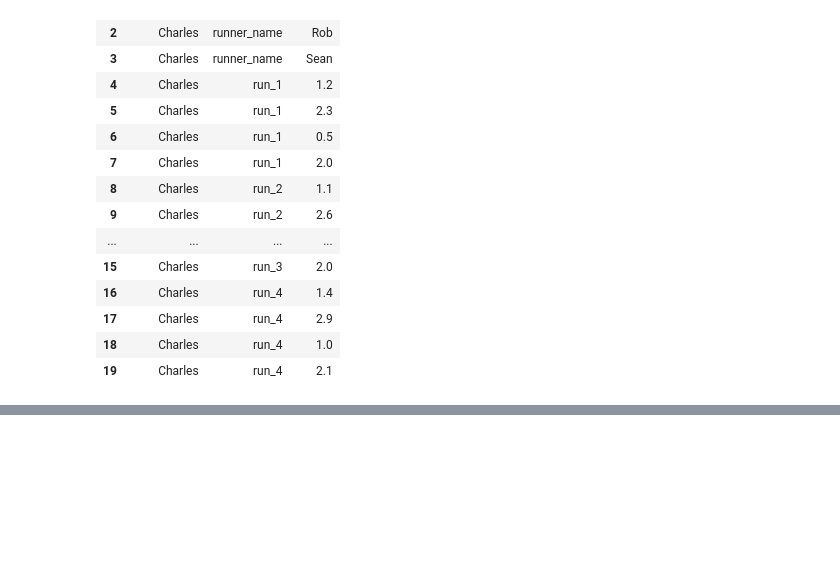
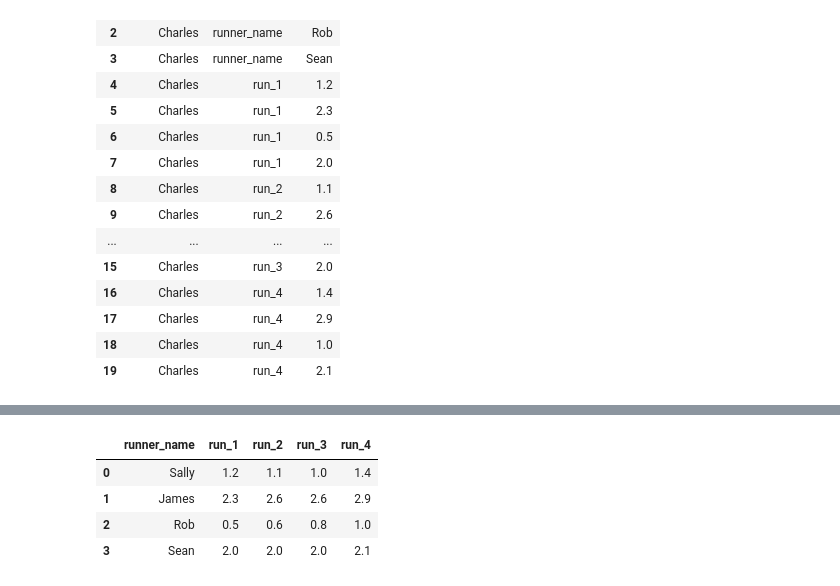
Before and after one commit to vuhpham94/nflx-adv-data-hw, a Jupyter notebook: wk2/02_SkillDrill/Unsolved/SkillDrill-VP.ipynb, the cells around one changed output, grey strips where cells are left out. Cells and saved outputs as stored; diff of their text form; code cells hidden in the pictures; blank space fills up the shorter version.

```diff
--- a/wk2/02_SkillDrill/Unsolved/SkillDrill-VP.ipynb
+++ b/wk2/02_SkillDrill/Unsolved/SkillDrill-VP.ipynb
@@ -102,3 +101,9 @@ melted_df
 # %%
 # Remove coach name from DataFrame
-reduce_melted_df = melted_df.drop(columns=['coach_name'])
+team1_df.drop(columns=['coach_name'])
+# %% [output]
+|  | runner_name | run_1 | run_2 | run_3 | run_4 |
+| 0 | Sally | 1.2 | 1.1 | 1.0 | 1.4 |
+| 1 | James | 2.3 | 2.6 | 2.6 | 2.9 |
+| 2 | Rob | 0.5 | 0.6 | 0.8 | 1.0 |
+| 3 | Sean | 2.0 | 2.0 | 2.0 | 2.1 |
```
Also changed, not shown: parts of 4 cells of this notebook, 6 other files.
